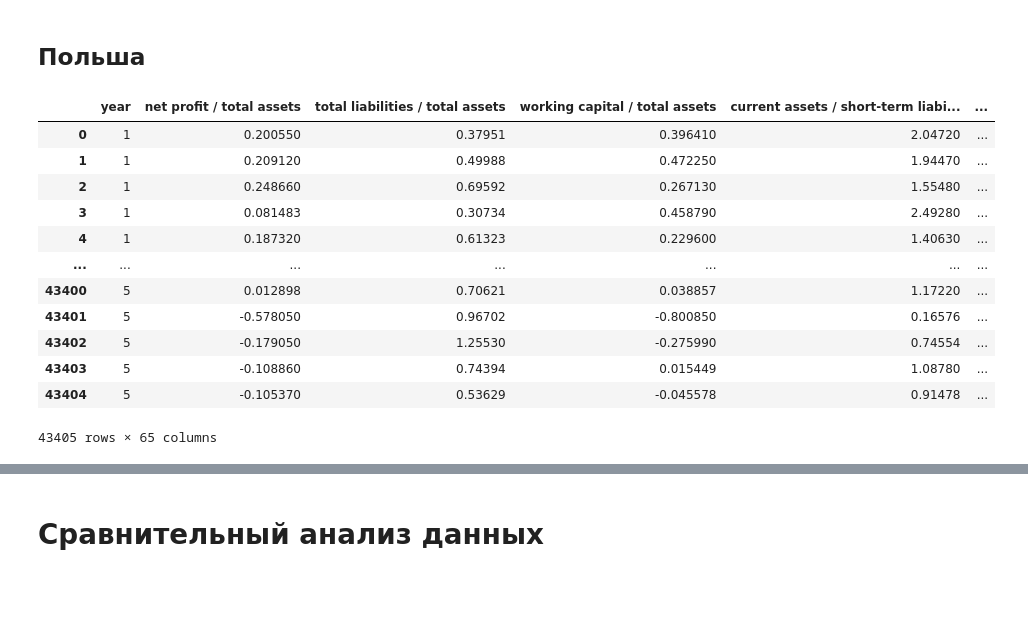
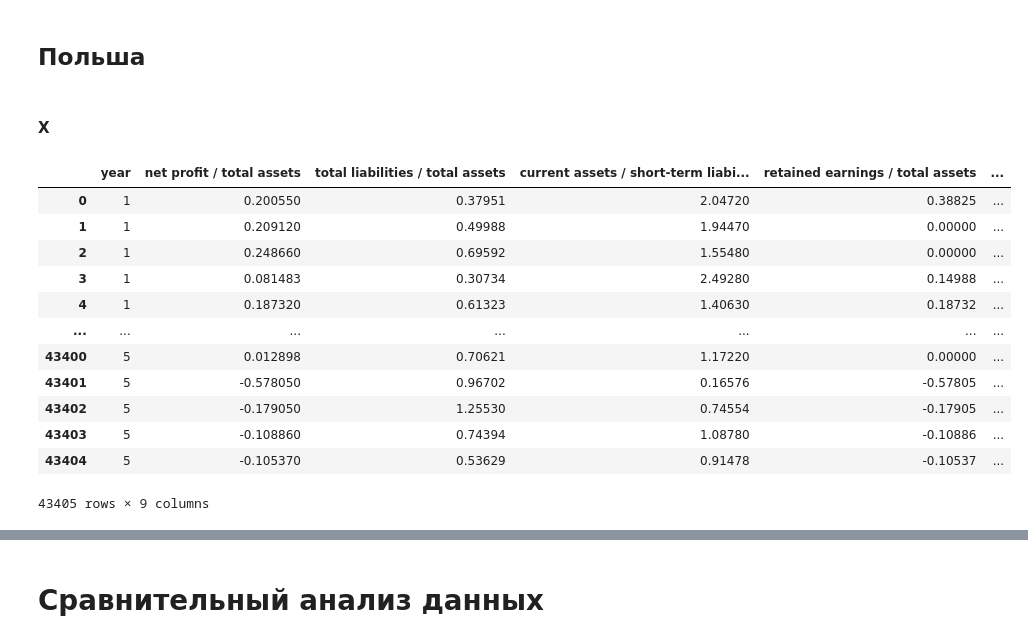
Before and after one commit to D1scoDancer/Bankruptcy-DA-Project, a Jupyter notebook: Notebooks/bankruptcy_project.ipynb, the cells around one changed output, grey strips where cells are left out. Drawn from its saved outputs; the diff is of its cells as text; code cells hidden in the pictures; blank space fills up the shorter version.

```diff
--- a/Notebooks/bankruptcy_project.ipynb
+++ b/Notebooks/bankruptcy_project.ipynb
@@ -190,18 +230,4 @@ polish_X
 # %% [markdown]
 ## Польша
-# %%
-polish_X
-# %% [output]
-|  | year | net profit / total assets | total liabilities / total assets | working capital / total assets | current assets / short-term liabi... | ... |
-| 0 | 1 | 0.200550 | 0.37951 | 0.396410 | 2.04720 | ... |
-| 1 | 1 | 0.209120 | 0.49988 | 0.472250 | 1.94470 | ... |
-| 2 | 1 | 0.248660 | 0.69592 | 0.267130 | 1.55480 | ... |
-| 3 | 1 | 0.081483 | 0.30734 | 0.458790 | 2.49280 | ... |
-| 4 | 1 | 0.187320 | 0.61323 | 0.229600 | 1.40630 | ... |
-| ... | ... | ... | ... | ... | ... | ... |
-| 43400 | 5 | 0.012898 | 0.70621 | 0.038857 | 1.17220 | ... |
-| 43401 | 5 | -0.578050 | 0.96702 | -0.800850 | 0.16576 | ... |
-| 43402 | 5 | -0.179050 | 1.25530 | -0.275990 | 0.74554 | ... |
-| 43403 | 5 | -0.108860 | 0.74394 | 0.015449 | 1.08780 | ... |
-| 43404 | 5 | -0.105370 | 0.53629 | -0.045578 | 0.91478 | ... |
-43405 rows × 65 columns
+# %% [markdown]
+#### X
@@ -207,0 +247,16 @@ polish_X
+# %%
+polish_X_sub
+# %% [output]
+|  | year | net profit / total assets | total liabilities / total assets | current assets / short-term liabi... | retained earnings / total assets | ... |
+| 0 | 1 | 0.200550 | 0.37951 | 2.04720 | 0.38825 | ... |
+| 1 | 1 | 0.209120 | 0.49988 | 1.94470 | 0.00000 | ... |
+| 2 | 1 | 0.248660 | 0.69592 | 1.55480 | 0.00000 | ... |
+| 3 | 1 | 0.081483 | 0.30734 | 2.49280 | 0.14988 | ... |
+| 4 | 1 | 0.187320 | 0.61323 | 1.40630 | 0.18732 | ... |
+| ... | ... | ... | ... | ... | ... | ... |
+| 43400 | 5 | 0.012898 | 0.70621 | 1.17220 | 0.00000 | ... |
+| 43401 | 5 | -0.578050 | 0.96702 | 0.16576 | -0.57805 | ... |
+| 43402 | 5 | -0.179050 | 1.25530 | 0.74554 | -0.17905 | ... |
+| 43403 | 5 | -0.108860 | 0.74394 | 1.08780 | -0.10886 | ... |
+| 43404 | 5 | -0.105370 | 0.53629 | 0.91478 | -0.10537 | ... |
+43405 rows × 9 columns
```
Also changed, not shown: parts of 18 cells of this notebook.
